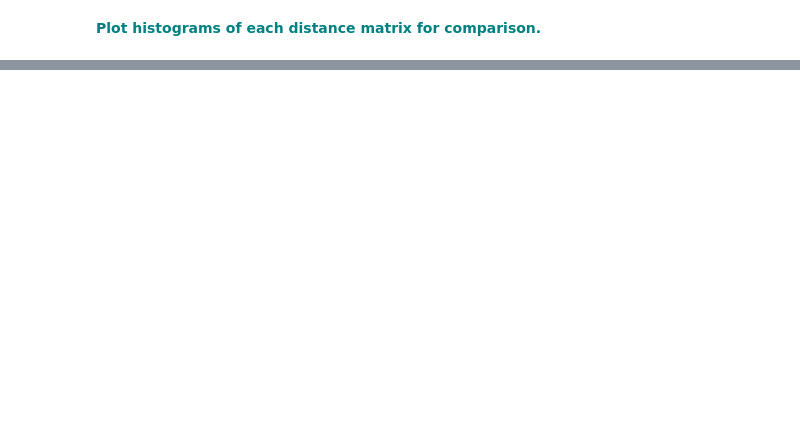
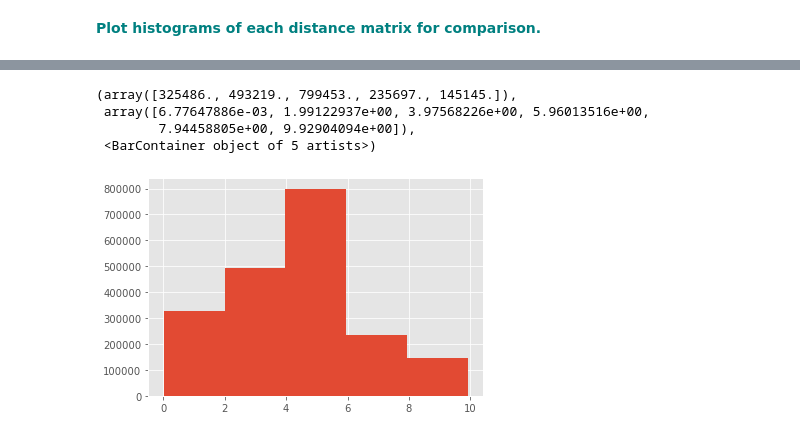
Before and after one commit to soundarya2121/Springboard, a Jupyter notebook: Euclidean_and_Manhattan_Distances_Case_Study.ipynb, the cells around one changed output, grey strips where cells are left out. Drawn from its saved outputs; the diff is of its cells as text; code cells hidden in the pictures; blank space fills up the shorter version.

```diff
--- a/Euclidean_and_Manhattan_Distances_Case_Study.ipynb
+++ b/Euclidean_and_Manhattan_Distances_Case_Study.ipynb
@@ -86,0 +126,8 @@ _ = plt.hist(DistManhattan)
+# %%
+plt.hist(DistEuclid,bins=5)
+# %% [output]
+(array([325486., 493219., 799453., 235697., 145145.]),
+ array([6.77647886e-03, 1.99122937e+00, 3.97568226e+00, 5.96013516e+00,
+        7.94458805e+00, 9.92904094e+00]),
+ <BarContainer object of 5 artists>)
+[figure, added]
```
Also changed, not shown: parts of 8 cells of this notebook.
